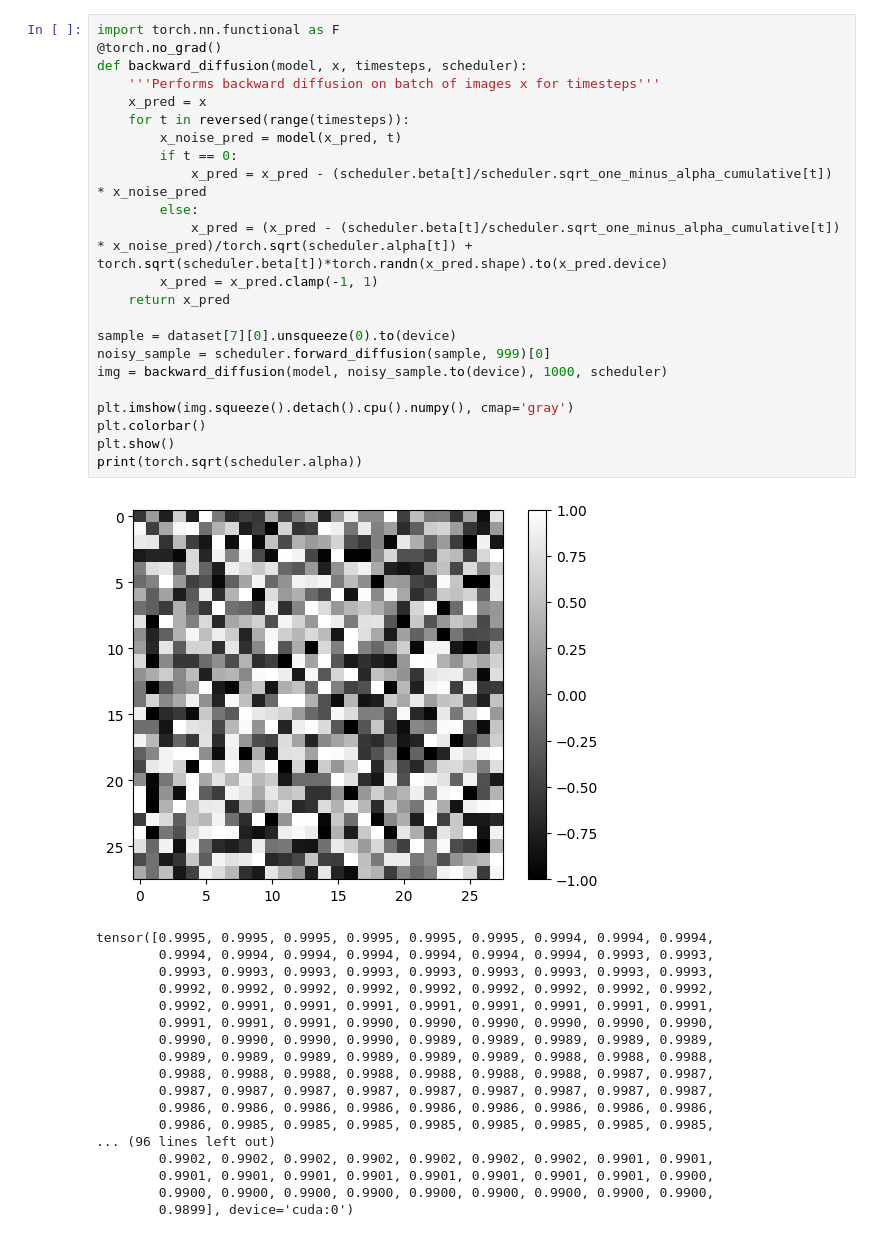
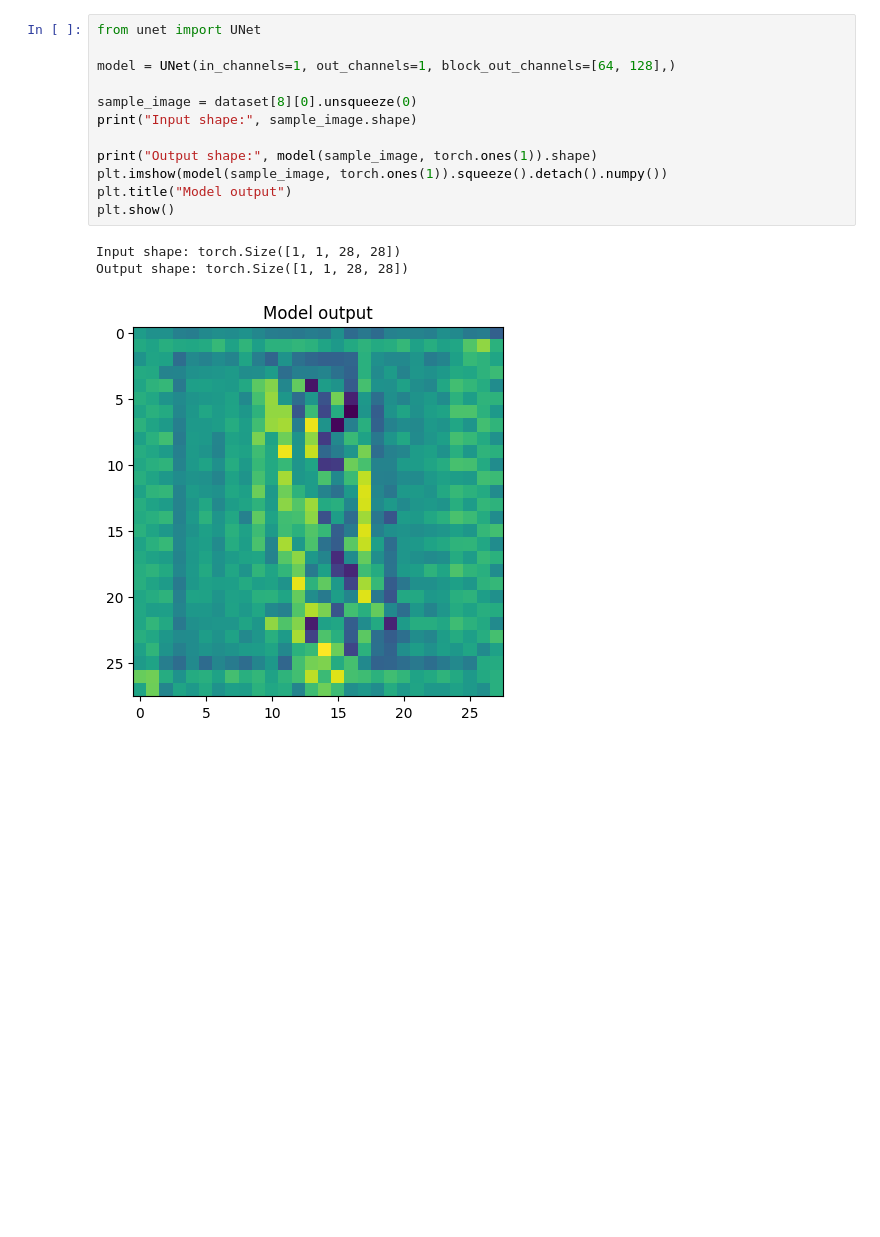
Before and after one commit to NoeGille/Diffusion_MNIST, a Jupyter notebook: diffusion_mnist.ipynb, the cells around one changed output. Drawn from its saved outputs; the diff is of its cells as text; blank space fills up the shorter version.

```diff
--- a/diffusion_mnist.ipynb
+++ b/diffusion_mnist.ipynb
@@ -312,42 +25,16 @@ Epoch 8, Loss: 0.058285750448703766
-# %%
-import torch.nn.functional as F
-@torch.no_grad()
-def backward_diffusion(model, x, timesteps, scheduler):
-    '''Performs backward diffusion on batch of images x for timesteps'''
-    x_pred = x
-    for t in reversed(range(timesteps)):
-        x_noise_pred = model(x_pred, t)
-        if t == 0:
-            x_pred = x_pred - (scheduler.beta[t]/scheduler.sqrt_one_minus_alpha_cumulative[t]) * x_noise_pred
-        else:
-            x_pred = (x_pred - (scheduler.beta[t]/scheduler.sqrt_one_minus_alpha_cumulative[t]) * x_noise_pred)/torch.sqrt(scheduler.alpha[t]) + torch.sqrt(scheduler.beta[t])*torch.randn(x_pred.shape).to(x_pred.device)
-        x_pred = x_pred.clamp(-1, 1)
-    return x_pred
-
-sample = dataset[7][0].unsqueeze(0).to(device)
-noisy_sample = scheduler.forward_diffusion(sample, 999)[0]
-img = backward_diffusion(model, noisy_sample.to(device), 1000, scheduler)
-
-plt.imshow(img.squeeze().detach().cpu().numpy(), cmap='gray')
-plt.colorbar()
-plt.show()
-print(torch.sqrt(scheduler.alpha))
-# %% [output]
-[figure, removed]
-tensor([0.9995, 0.9995, 0.9995, 0.9995, 0.9995, 0.9995, 0.9994, 0.9994, 0.9994,
-        0.9994, 0.9994, 0.9994, 0.9994, 0.9994, 0.9994, 0.9994, 0.9993, 0.9993,
-        0.9993, 0.9993, 0.9993, 0.9993, 0.9993, 0.9993, 0.9993, 0.9993, 0.9993,
-        0.9992, 0.9992, 0.9992, 0.9992, 0.9992, 0.9992, 0.9992, 0.9992, 0.9992,
-        0.9992, 0.9991, 0.9991, 0.9991, 0.9991, 0.9991, 0.9991, 0.9991, 0.9991,
-        0.9991, 0.9991, 0.9991, 0.9990, 0.9990, 0.9990, 0.9990, 0.9990, 0.9990,
-        0.9990, 0.9990, 0.9990, 0.9990, 0.9989, 0.9989, 0.9989, 0.9989, 0.9989,
-        0.9989, 0.9989, 0.9989, 0.9989, 0.9989, 0.9989, 0.9988, 0.9988, 0.9988,
-        0.9988, 0.9988, 0.9988, 0.9988, 0.9988, 0.9988, 0.9988, 0.9987, 0.9987,
-        0.9987, 0.9987, 0.9987, 0.9987, 0.9987, 0.9987, 0.9987, 0.9987, 0.9987,
-        0.9986, 0.9986, 0.9986, 0.9986, 0.9986, 0.9986, 0.9986, 0.9986, 0.9986,
-        0.9986, 0.9985, 0.9985, 0.9985, 0.9985, 0.9985, 0.9985, 0.9985, 0.9985,
-... (96 lines left out)
-        0.9902, 0.9902, 0.9902, 0.9902, 0.9902, 0.9902, 0.9902, 0.9901, 0.9901,
-        0.9901, 0.9901, 0.9901, 0.9901, 0.9901, 0.9901, 0.9901, 0.9901, 0.9900,
-        0.9900, 0.9900, 0.9900, 0.9900, 0.9900, 0.9900, 0.9900, 0.9900, 0.9900,
-        0.9899], device='cuda:0')
+# %%
+from unet import UNet
+
+model = UNet(in_channels=1, out_channels=1, block_out_channels=[64, 128],)
+
+sample_image = dataset[8][0].unsqueeze(0)
+print("Input shape:", sample_image.shape)
+
+print("Output shape:", model(sample_image, torch.ones(1)).shape)
+plt.imshow(model(sample_image, torch.ones(1)).squeeze().detach().numpy())
+plt.title("Model output")
+plt.show()
+# %% [output]
+Input shape: torch.Size([1, 1, 28, 28])
+Output shape: torch.Size([1, 1, 28, 28])
+[figure, added]
```
Also changed, not shown: parts of 15 cells of this notebook, 5 other files.
